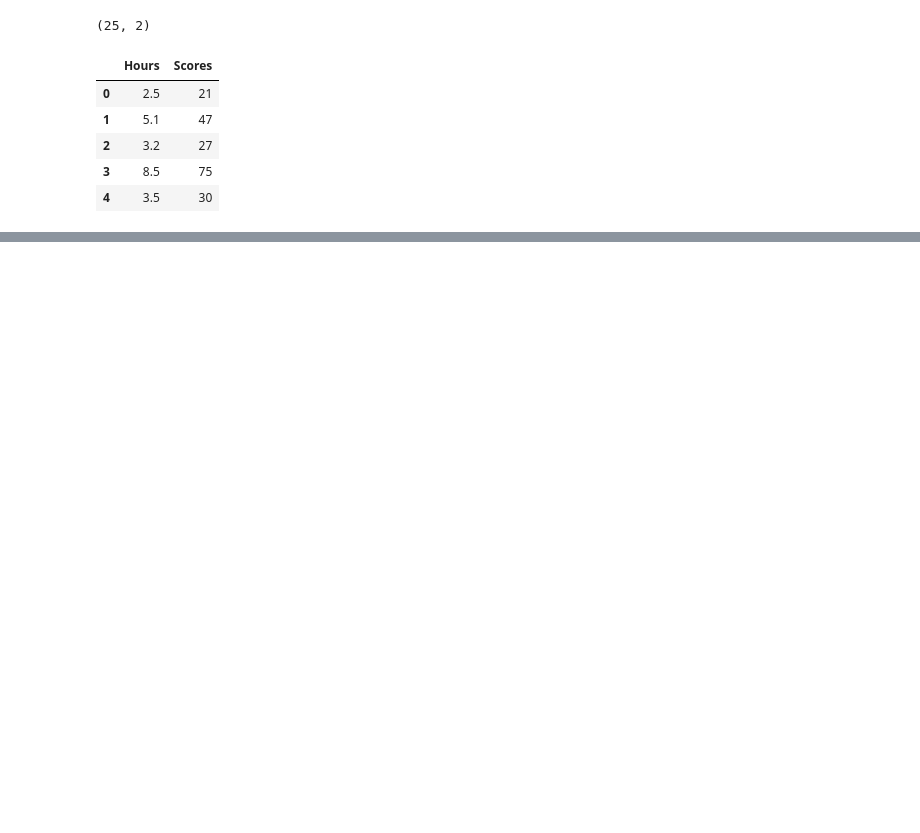
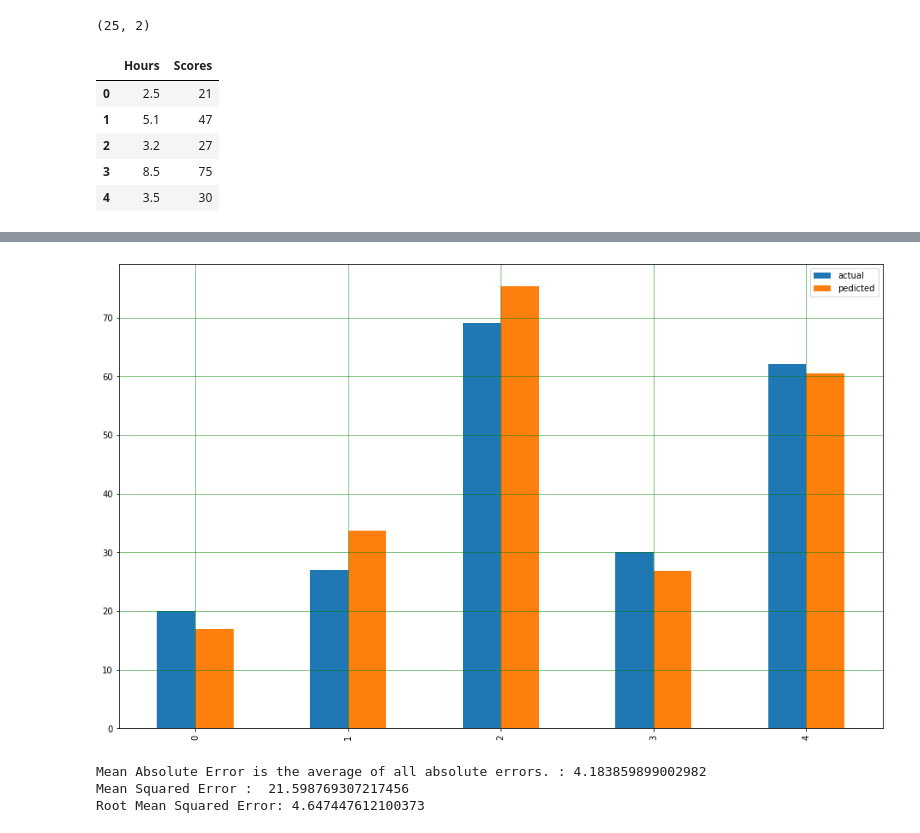
Before and after one commit to mohammedhelalu/Emploees, a Jupyter notebook: simple_liner_regressionmmm.ipynb, the cells around one changed output, grey strips where cells are left out. Cells and saved outputs as stored; diff of their text form; code cells hidden in the pictures; blank space fills up the shorter version.

```diff
--- a/simple_liner_regressionmmm.ipynb
+++ b/simple_liner_regressionmmm.ipynb
@@ -25,0 +85,5 @@ dataset.head()
+# %%
+from sklearn.linear_model import LinearRegression
+regressor = LinearRegression()
+regressor.fit(x_train,y_train)
+LinearRegression()
@@ -25,0 +92,3 @@ dataset.head()
+# %%
+y_pred= regressor.predict(x_test)
+y_pred
@@ -25,0 +97,3 @@ dataset.head()
+# %%
+df = pd.DataFrame({'actual':y_test,'pedicted':y_pred})
+df
@@ -25,0 +107,17 @@ dataset.head()
+# %%
+df1 =df .head(25)
+df1.plot(kind='bar',figsize=(16,10))
+plt.grid(which='major',linestyle='-', linewidth='0.5',color='green')
+plt.grid(which ='minor',linestyle=':',linewidth='0.5',color='black')
+plt.show()
+# %% [output]
+[figure, added]
+# %%
+from sklearn import metrics
+print('Mean Absolute Error is the average of all absolute errors. :', metrics.mean_absolute_error(y_test, y_pred))
+print('Mean Squared Error : ', metrics.mean_squared_error(y_test, y_pred)) #the difference between your model predictions and the ground truth, square it, and average it out across the whole dataset.
+print('Root Mean Squared Error:', np.sqrt(metrics.mean_squared_error(y_test, y_pred))) #is the square root of the mean of the square of all of the error. The use of RMSE is very common, and it is considered an excellent general purpose error metric for numerical predictions.
+# %% [output]
+Mean Absolute Error is the average of all absolute errors. : 4.183859899002982
+Mean Squared Error :  21.598769307217456
+Root Mean Squared Error: 4.647447612100373
```
Also changed, not shown: parts of 17 cells of this notebook.
